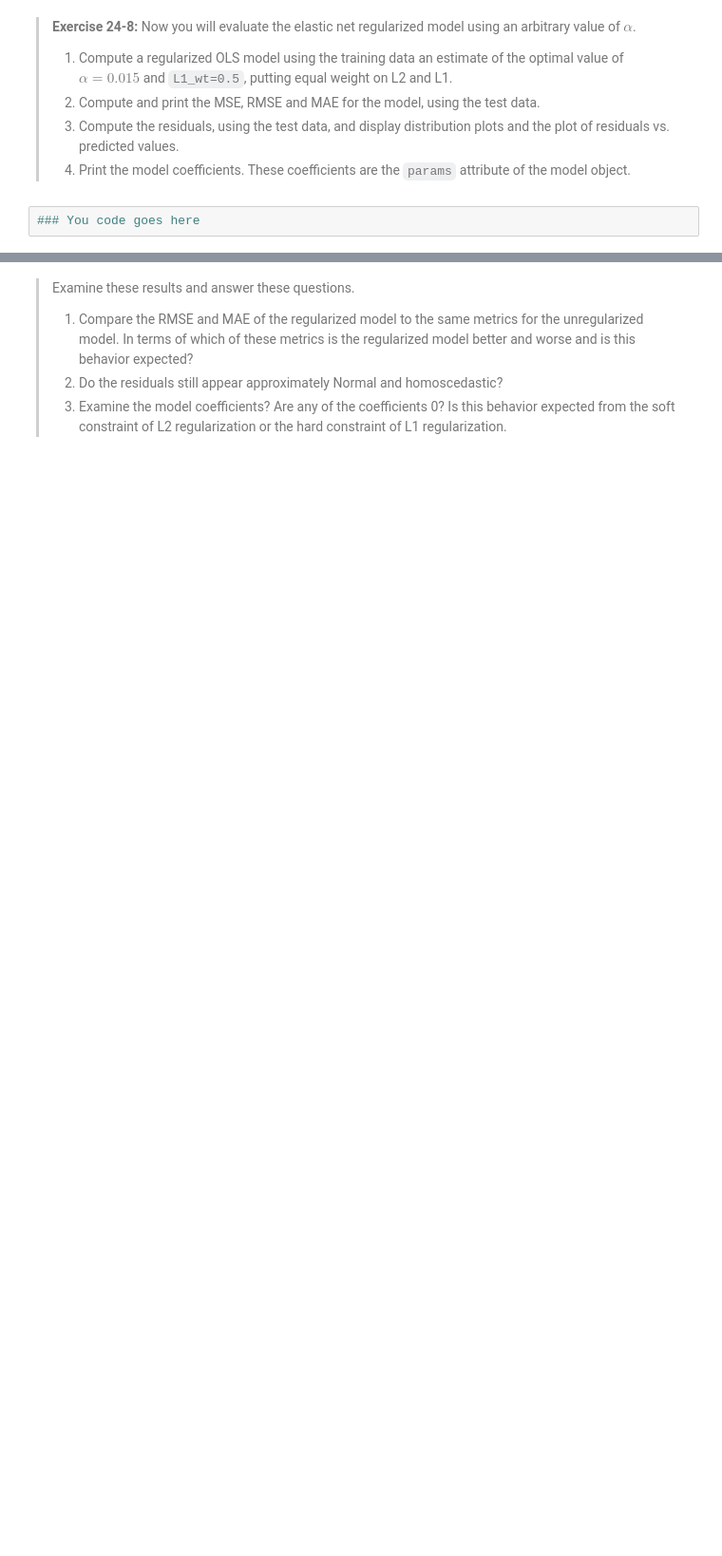
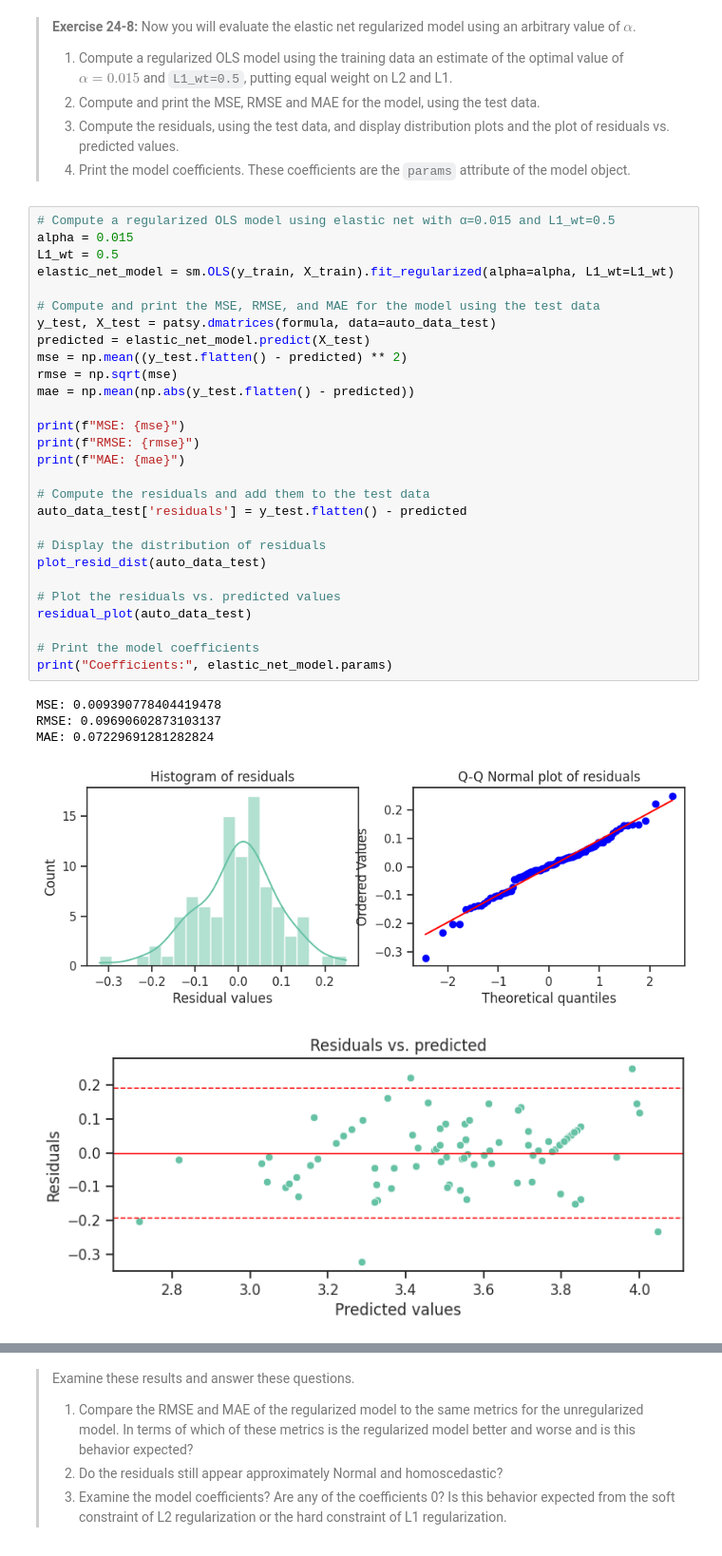
Before and after one commit to lscarval/CSCI-E-83-Fundamentals, a Jupyter notebook: Notebooks/24_Chapter24_Regularization.ipynb, the cells around one changed output, grey strips where cells are left out. Shown at 95% size. Cells and saved outputs as stored; diff of their text form; blank space fills up the shorter version.

```diff
--- a/Notebooks/24_Chapter24_Regularization.ipynb
+++ b/Notebooks/24_Chapter24_Regularization.ipynb
@@ -831,5 +975,37 @@ Tuning this model, requires a 2-dimensional hyperparameter search. This search c
 > 2. Compute and print the MSE, RMSE and MAE for the model, using the test data.
 > 3. Compute the residuals, using the test data, and display distribution plots and the plot of residuals vs. predicted values.
 > 4. Print the model coefficients. These coefficients are the `params` attribute of the model object.
-# %%
-### You code goes here
+# %%
+# Compute a regularized OLS model using elastic net with α=0.015 and L1_wt=0.5
+alpha = 0.015
+L1_wt = 0.5
+elastic_net_model = sm.OLS(y_train, X_train).fit_regularized(alpha=alpha, L1_wt=L1_wt)
+
+# Compute and print the MSE, RMSE, and MAE for the model using the test data
+y_test, X_test = patsy.dmatrices(formula, data=auto_data_test)
+predicted = elastic_net_model.predict(X_test)
+mse = np.mean((y_test.flatten() - predicted) ** 2)
+rmse = np.sqrt(mse)
+mae = np.mean(np.abs(y_test.flatten() - predicted))
+
+print(f"MSE: {mse}")
+print(f"RMSE: {rmse}")
+print(f"MAE: {mae}")
+
+# Compute the residuals and add them to the test data
+auto_data_test['residuals'] = y_test.flatten() - predicted
+
+# Display the distribution of residuals
+plot_resid_dist(auto_data_test)
+
+# Plot the residuals vs. predicted values
+residual_plot(auto_data_test)
+
+# Print the model coefficients
+print("Coefficients:", elastic_net_model.params)
+# %% [output]
+MSE: 0.009390778404419478
+RMSE: 0.09690602873103137
+MAE: 0.07229691281282824
+[figure, added]
+[figure, added]
```
Also changed, not shown: parts of 31 cells of this notebook.
